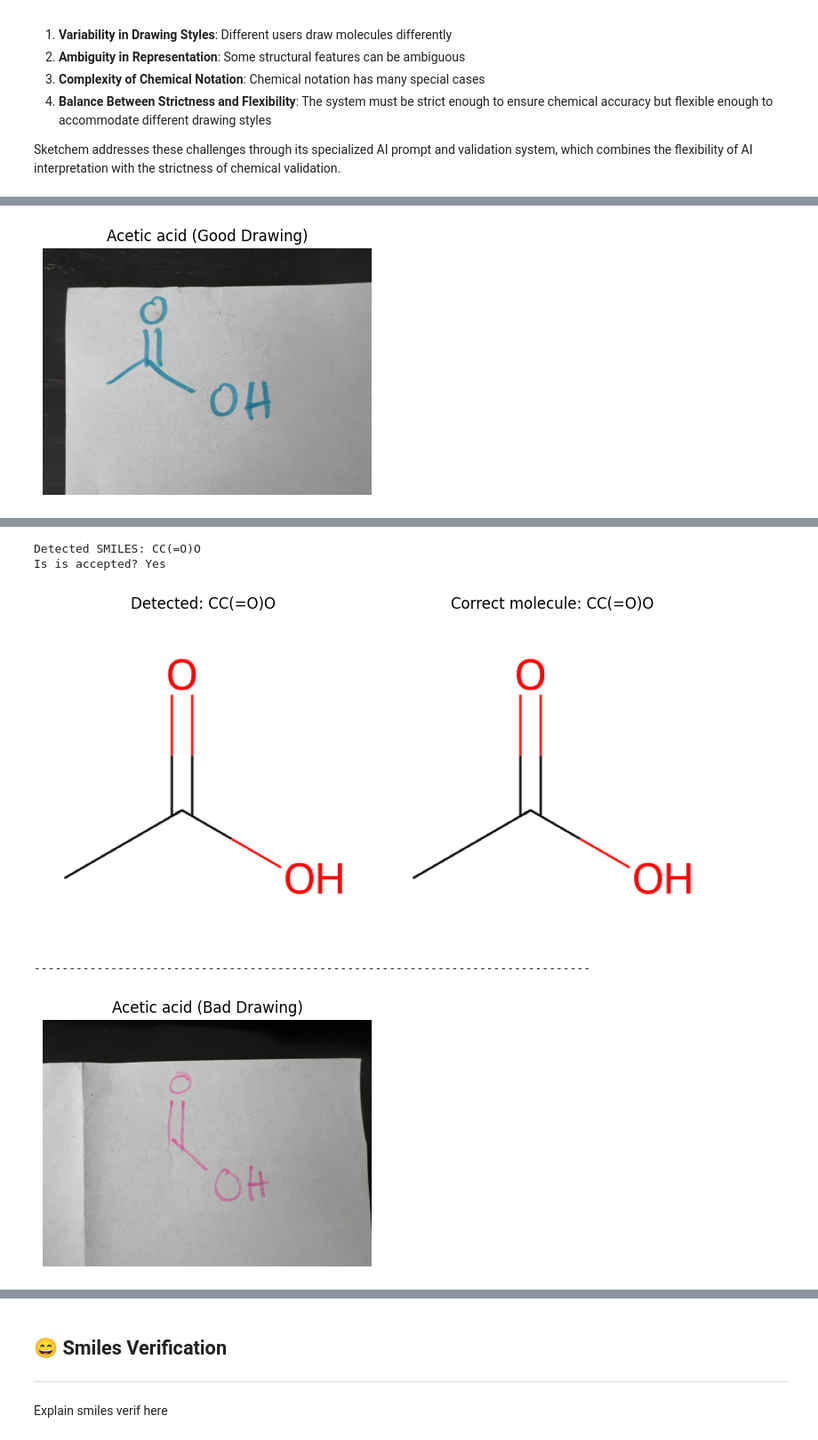
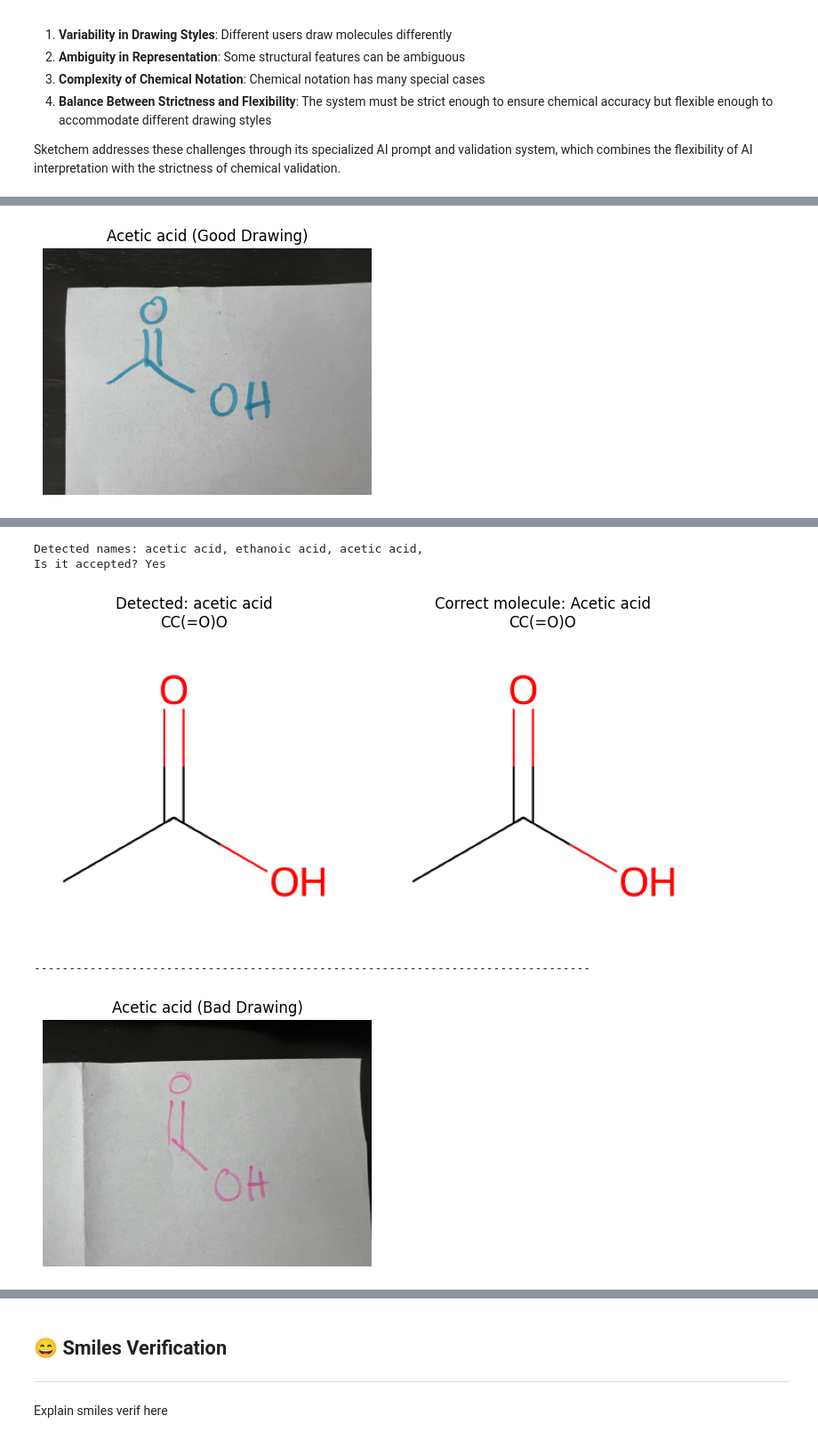
Before and after one commit to axelbrunetta/sketchem, a Jupyter notebook: notebooks/sketchem_project_report.ipynb, the cells around one changed output, grey strips where cells are left out. Shown at 89% size. Drawn from its saved outputs; the diff is of its cells as text; code cells hidden in the pictures.

Commit message:
Changed notebook to take the molecule detection algorithm changes into account

```diff
--- a/notebooks/sketchem_project_report.ipynb
+++ b/notebooks/sketchem_project_report.ipynb
@@ -211,40 +211,56 @@ for name, smiles in sample_molecules.items():
                 image_bytes = f.read()
 
             # Get detected molecule -> results will vary
-            detected_smiles = get_molecule_with_ai(api_key, image_bytes, smiles, jupyternb=True)
-            print(f"Detected SMILES: {detected_smiles.text.strip()}")
+            detected_response = get_molecule_with_ai(api_key, image_bytes, smiles, jupyternb=True)
 
-            #Is the detected molecule the same as the target molecule? -> see SMILES verification in next section
-            print("Is is accepted?" + " " + "Yes" if validate_drawing_with_ai(detected_smiles, smiles, 0.85) else "Is is accepted?" + " " + "No")
-            detected_smiles = detected_smiles.text.strip()
+            # Display the detected molecule names
+            if detected_response and hasattr(detected_response, 'text'):
+                detected_names = detected_response.text.strip().split('\n')
+                names_text = detected_response.text.replace("\n", ", ")
+                print(f"Detected names: {names_text}")
 
-            # Display detected and expected molecules side by side
-            if detected_smiles and detected_smiles != "INVALID_STRUCTURE":
-                try:
-                    # Create a figure with two subplots side by side
-                    fig, (ax1, ax2) = plt.subplots(1, 2, figsize=(8, 4))
 
-                    # Display detected molecule
-                    mol1 = Chem.MolFromSmiles(detected_smiles)
-                    img1 = Draw.MolToImage(mol1, size=(300, 300))
-                    ax1.imshow(img1)
-                    ax1.axis('off')
-                    ax1.set_title(f"Detected: {detected_smiles}")
+                # Check if the drawing is accepted
+                is_accepted = validate_drawing_with_ai(detected_response, smiles, 0.85, jupyternb=True)
+                print(f"Is it accepted? {'Yes' if is_accepted else 'No'}")
 
-                    # Display correct molecule
-                    mol2 = Chem.MolFromSmiles(smiles)
-                    img2 = Draw.MolToImage(mol2, size=(300, 300))
-                    ax2.imshow(img2)
-                    ax2.axis('off')
-                    ax2.set_title(f"Correct molecule: {smiles}")
+                # If at least one name was found, try to display the molecules side by side
+                if detected_names and detected_names[0].strip() and detected_names[0] != "INVALID_STRUCTURE":
+                    try:
+                        import pubchempy as pcp
 
-                    plt.tight_layout()
-                    plt.show()
-                except Exception as e:
-                    print(f"Error displaying molecules: {e}")
-                    print(f"Detected SMILES: {detected_smiles}")
+                        # Get SMILES for the first detected name
+                        compounds = pcp.get_compounds(detected_names[0], 'name')
+                        if compounds:
+                            detected_smiles = compounds[0].canonical_smiles
+
+                            # Create a figure with two subplots side by side
+                            fig, (ax1, ax2) = plt.subplots(1, 2, figsize=(8, 4))
+
+                            # Display detected molecule
+                            mol1 = Chem.MolFromSmiles(detected_smiles)
+                            img1 = Draw.MolToImage(mol1, size=(300, 300))
+                            ax1.imshow(img1)
+                            ax1.axis('off')
+                            ax1.set_title(f"Detected: {detected_names[0]}\n{detected_smiles}")
+
+                            # Display correct molecule
+                            mol2 = Chem.MolFromSmiles(smiles)
+                            img2 = Draw.MolToImage(mol2, size=(300, 300))
+                            ax2.imshow(img2)
+                            ax2.axis('off')
+                            ax2.set_title(f"Correct molecule: {name}\n{smiles}")
+
+                            plt.tight_layout()
+                            plt.show()
+                        else:
+                            print(f"No compound found for {detected_names[0]}")
+                    except Exception as e:
+                        print(f"Error displaying molecules: {e}")
+                else:
+                    print("Invalid structure detected or no names returned")
             else:
-                print("Invalid structure detected")
+                print("Invalid response from Gemini API")
             print("-" * 80)
 # %% [output]
 ## Testing Acetic acid (Expected SMILES: CC(=O)O)
@@ -255,5 +270,5 @@ for name, smiles in sample_molecules.items():
-Detected SMILES: CC(=O)O
-Is is accepted? Yes
+Detected names: acetic acid, ethanoic acid, acetic acid,
+Is it accepted? Yes
-[figure, old version]
+[figure, new version]
 --------------------------------------------------------------------------------
 [figure]
```
Also changed, not shown: parts of 2 cells of this notebook, 1 other file.
